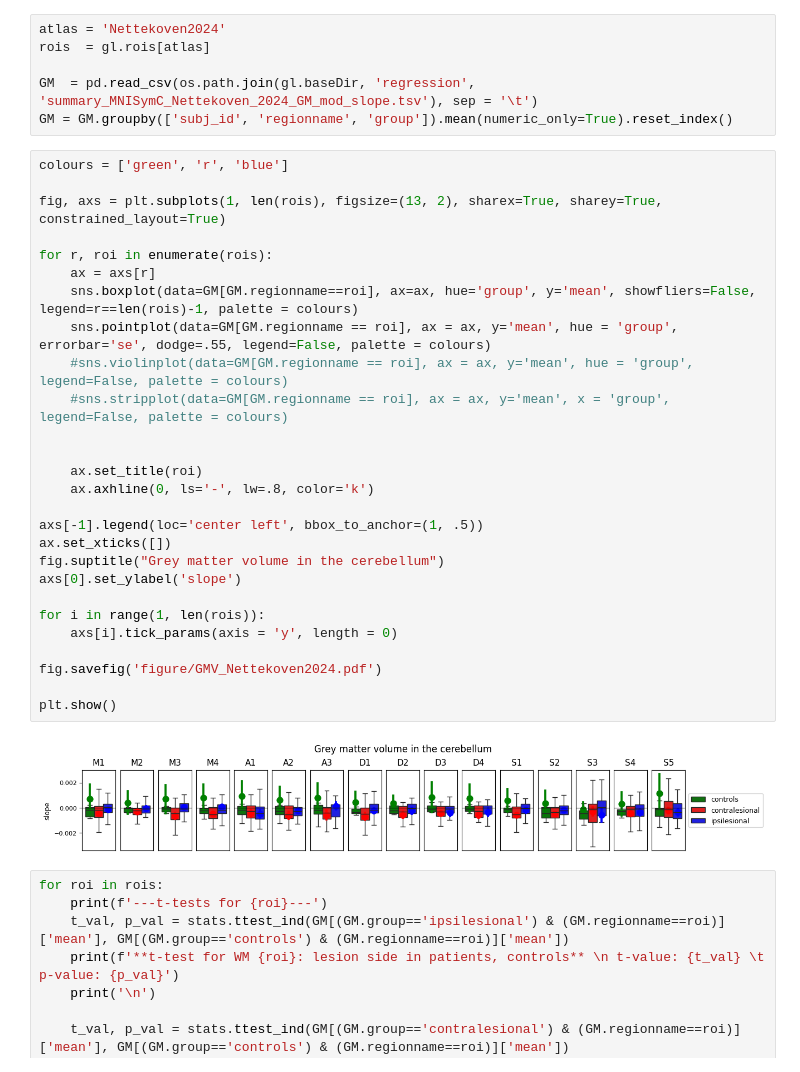
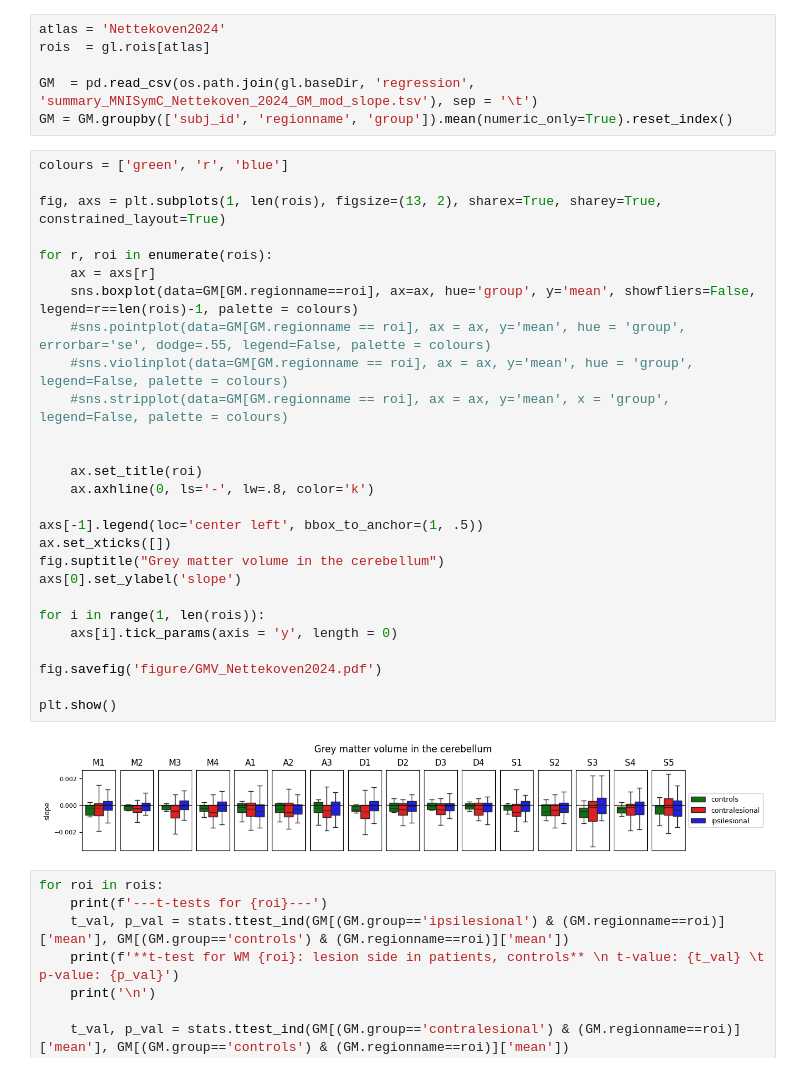
Before and after one commit to medhakp/smarts_cerebellum, a Jupyter notebook: notebooks/slope_mean_Nettekoven2024.ipynb, the cells around one changed output. Cells and saved outputs as stored; diff of their text form.

Commit message:
remove mean from boxplots

```diff
--- a/notebooks/slope_mean_Nettekoven2024.ipynb
+++ b/notebooks/slope_mean_Nettekoven2024.ipynb
@@ -16,32 +16,32 @@ GM = GM.groupby(['subj_id', 'regionname', 'group']).mean(numeric_only=True).rese
 # %%
 colours = ['green', 'r', 'blue']
 
 fig, axs = plt.subplots(1, len(rois), figsize=(13, 2), sharex=True, sharey=True, constrained_layout=True)
 
 for r, roi in enumerate(rois):
     ax = axs[r]
     sns.boxplot(data=GM[GM.regionname==roi], ax=ax, hue='group', y='mean', showfliers=False, legend=r==len(rois)-1, palette = colours)
-    sns.pointplot(data=GM[GM.regionname == roi], ax = ax, y='mean', hue = 'group', errorbar='se', dodge=.55, legend=False, palette = colours)
+    #sns.pointplot(data=GM[GM.regionname == roi], ax = ax, y='mean', hue = 'group', errorbar='se', dodge=.55, legend=False, palette = colours)
     #sns.violinplot(data=GM[GM.regionname == roi], ax = ax, y='mean', hue = 'group', legend=False, palette = colours)
     #sns.stripplot(data=GM[GM.regionname == roi], ax = ax, y='mean', x = 'group', legend=False, palette = colours)
 
 
     ax.set_title(roi)
     ax.axhline(0, ls='-', lw=.8, color='k')
 
 axs[-1].legend(loc='center left', bbox_to_anchor=(1, .5))
 ax.set_xticks([])
 fig.suptitle("Grey matter volume in the cerebellum")
 axs[0].set_ylabel('slope')
 
 for i in range(1, len(rois)):
     axs[i].tick_params(axis = 'y', length = 0)
 
 fig.savefig('figure/GMV_Nettekoven2024.pdf')
 
 plt.show()
 # %% [output]
-[figure, old version]
+[figure, new version]
 # %%
 for roi in rois:
     print(f'---t-tests for {roi}---')
```
Also changed, not shown: 3 other files.
